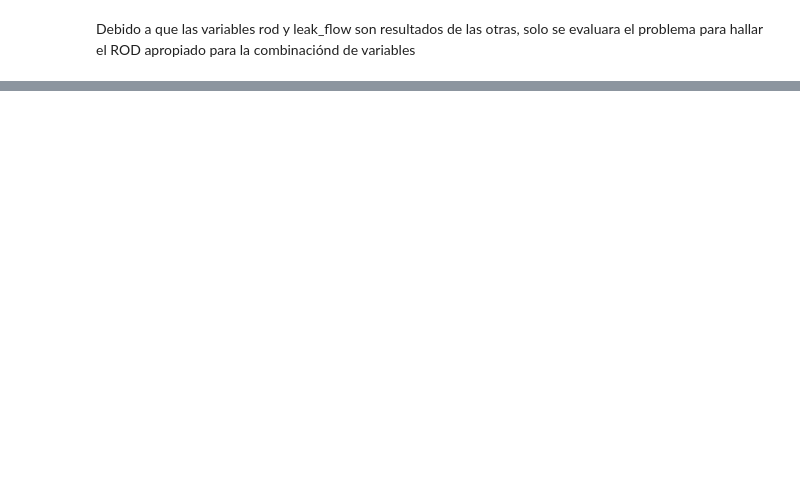
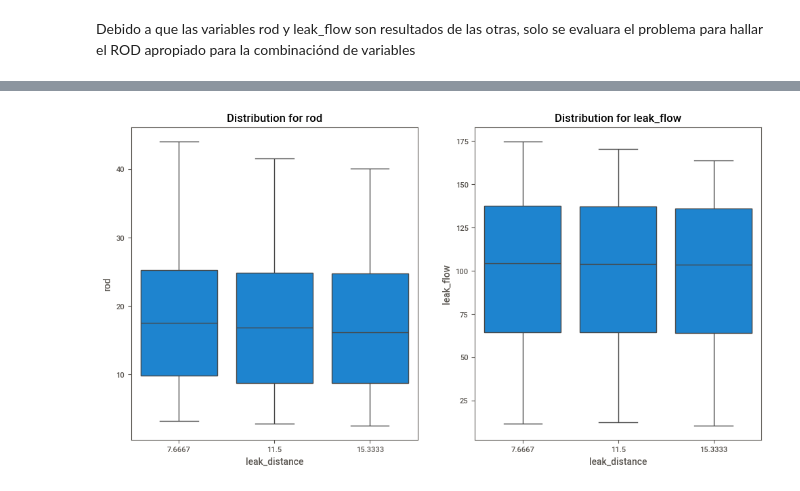
Before and after one commit to lllerena2/ma-final-project, a Jupyter notebook: eda/EDA_ROD_ANCO.ipynb, the cells around one changed output, grey strips where cells are left out. Saved outputs shown, nothing was run; the diff lists cells and outputs as text; code cells hidden in the pictures; blank space fills up the shorter version.

```diff
--- a/eda/EDA_ROD_ANCO.ipynb
+++ b/eda/EDA_ROD_ANCO.ipynb
@@ -99,0 +106,5 @@ rod.groupby(['Cluster']).describe()['pressure']
+# %%
+var = [ 'rod','leak_flow']
+boxplot_resumen(rod, 'leak_distance', var)
+# %% [output]
+[figure, added]
```
Also changed, not shown: parts of 57 cells of this notebook, 1 other file.
